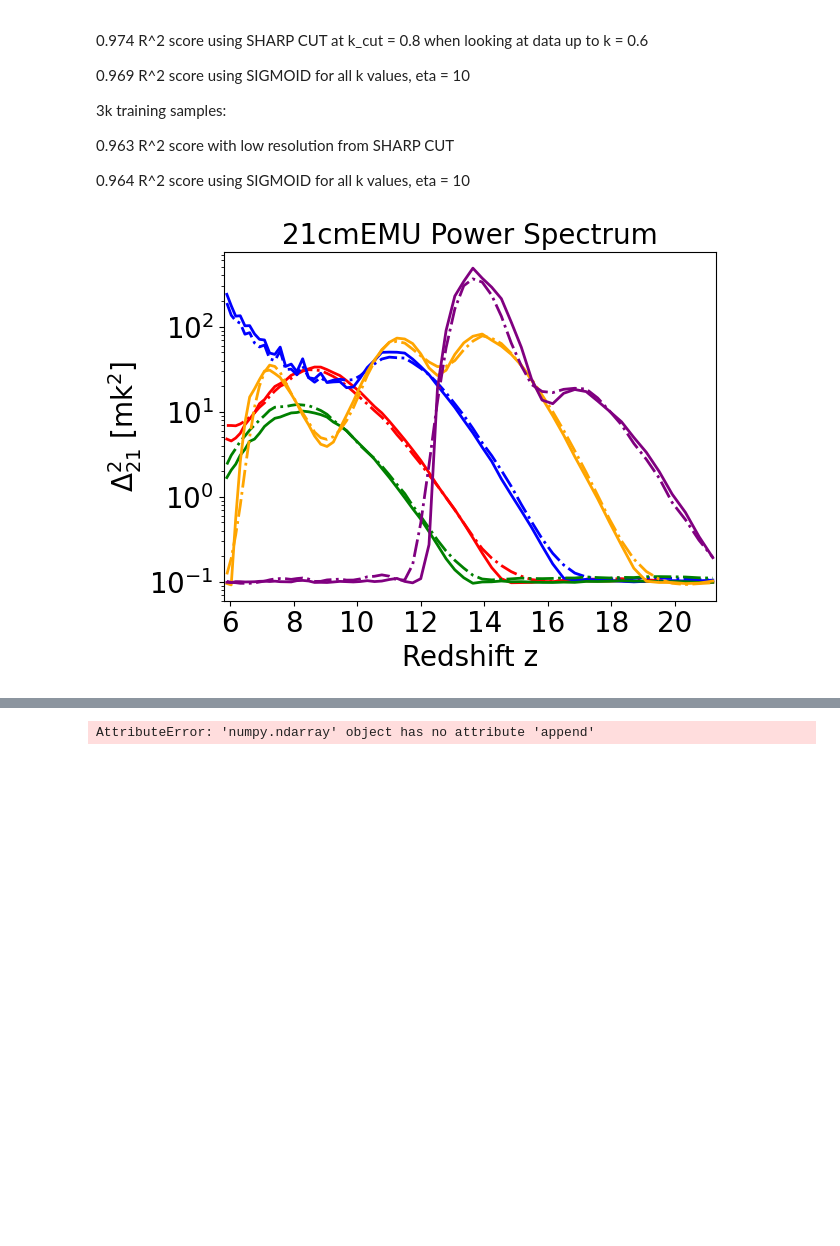
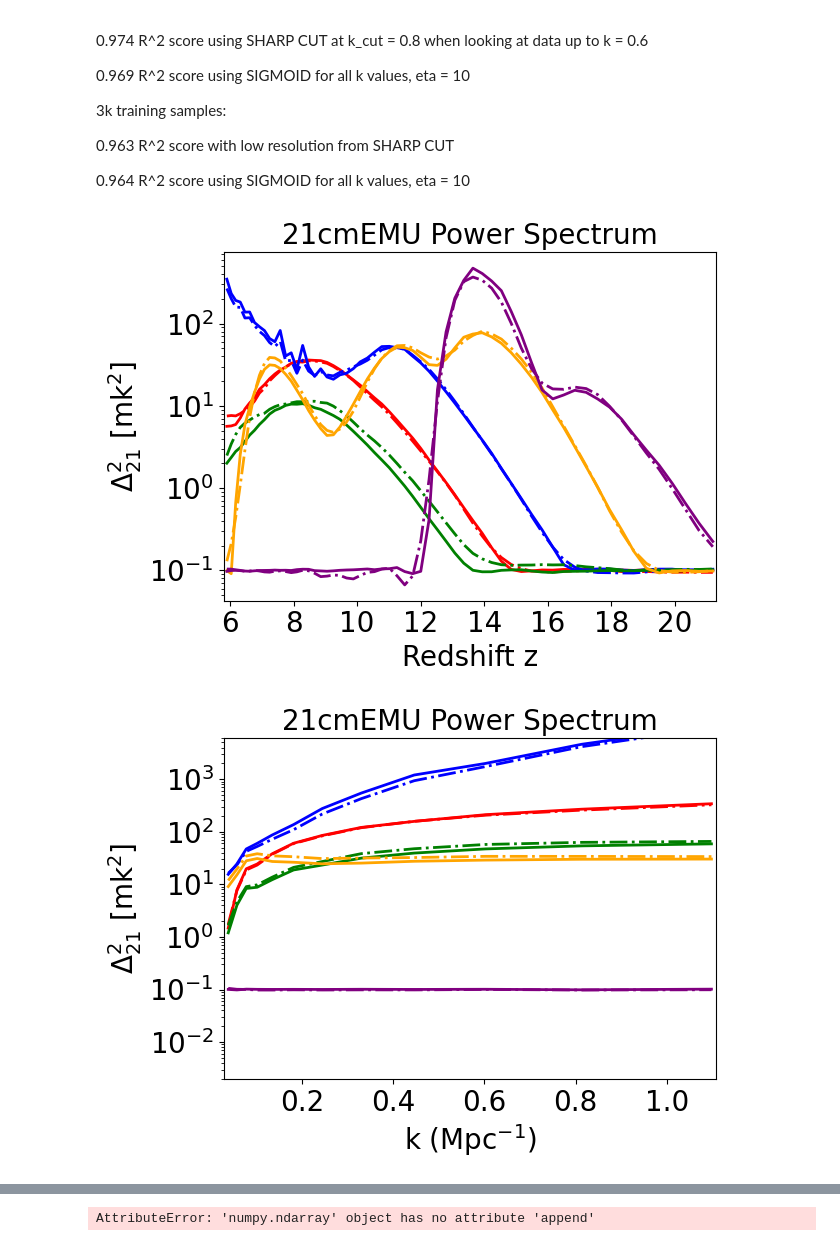
Before and after one commit to Rillard2001/RealMSc, a Jupyter notebook: 21cmEMU_TrainingData.ipynb, the cells around one changed output, grey strips where cells are left out. Cells and saved outputs as stored; diff of their text form; code cells hidden in the pictures; blank space fills up the shorter version.

```diff
--- a/21cmEMU_TrainingData.ipynb
+++ b/21cmEMU_TrainingData.ipynb
@@ -131,2 +105,6 @@ low_test_sharp = low_PS(final_test, k_cut = 0.8, method = 'SharpCut', eta = 10)
+# %%
+low_train_sig = low_PS(final_train, k_cut = 0.8, method = 'Sigmoid', eta = 10)
+low_val_sig = low_PS(final_val, k_cut = 0.8, method = 'Sigmoid', eta = 10)
+low_test_sig = low_PS(final_test, k_cut = 0.8, method = 'Sigmoid', eta = 10)
 # %%
 #Drop round
@@ -136,2 +114,2 @@ val_input = v.drop(['Round'], axis = 1)
 # %%
-test_input = te.drop(['Round'], axis = 1)
+test_input = te.drop(['Round'], axis = 1).to_numpy()
@@ -440,16 +567,16 @@ print(best_val_loss)
 # %%
 #Test neural network on test data
 
-test_loader = DataLoader(test_dataset, batch_size = 64, shuffle = True)
-loaded_model = PSNN(9, [480, 621, 523])
+test_loader = DataLoader(test_dataset, batch_size = 32, shuffle = True)
+loaded_model = PSNN(9, [615, 357, 597])
 loaded_model = loaded_model.double()
-loaded_model.load_state_dict(torch.load("PSNN_4fixed_sharp_3k_samples3.pth", map_location = torch.device('cpu')))
+loaded_model.load_state_dict(torch.load("PSNN_4fixed_Sigmoid_Base50k_Transfer3k.pth", map_location = torch.device('cpu')))
 
 
 
 loaded_model.eval()
 #model.eval()
 with torch.no_grad():
-    input_data = torch.tensor(test_input.to_numpy(), dtype = torch.float64)
+    input_data = torch.tensor(test_input, dtype = torch.float64)
     y_pred_tens = loaded_model(input_data)
 # %%
@@ -556,8 +706,9 @@ r2_score(y_true, y_pred)  # getting 90% 2D R^2 score with 30 000 test samples
 
 0.964 R^2 score using SIGMOID for all k values, eta = 10
 # %%
-plotting_PS(final_test, low_test_sharp, 10 ** y_pred_tens.cpu().numpy(), 'zs', size = 5, k = 12, z = 10, filename = '21cmEMU_PS_k_fixed')
-#plotting_PS(final_test, low_test_sharp, 10 ** y_pred_tens.cpu().numpy(), 'k', size = 5, k = 5, z = 10, filename = '21cmEMU_PS_z_fixed')
+plotting_PS(final_test, low_test_sig, 10 ** y_pred_tens.cpu().numpy(), 'zs', size = 5, k = 3, z = 10, filename = '21cmEMU_PS_k_fixed')
+plotting_PS(final_test, low_test_sig, 10 ** y_pred_tens.cpu().numpy(), 'k', size = 5, k = 5, z = 10, filename = '21cmEMU_PS_z_fixed')
 # %% [output]
-[figure, old version]
+[figure, new version]
+[figure, added]
 # %%
```
Also changed, not shown: parts of 33 cells of this notebook, 1 other file.
